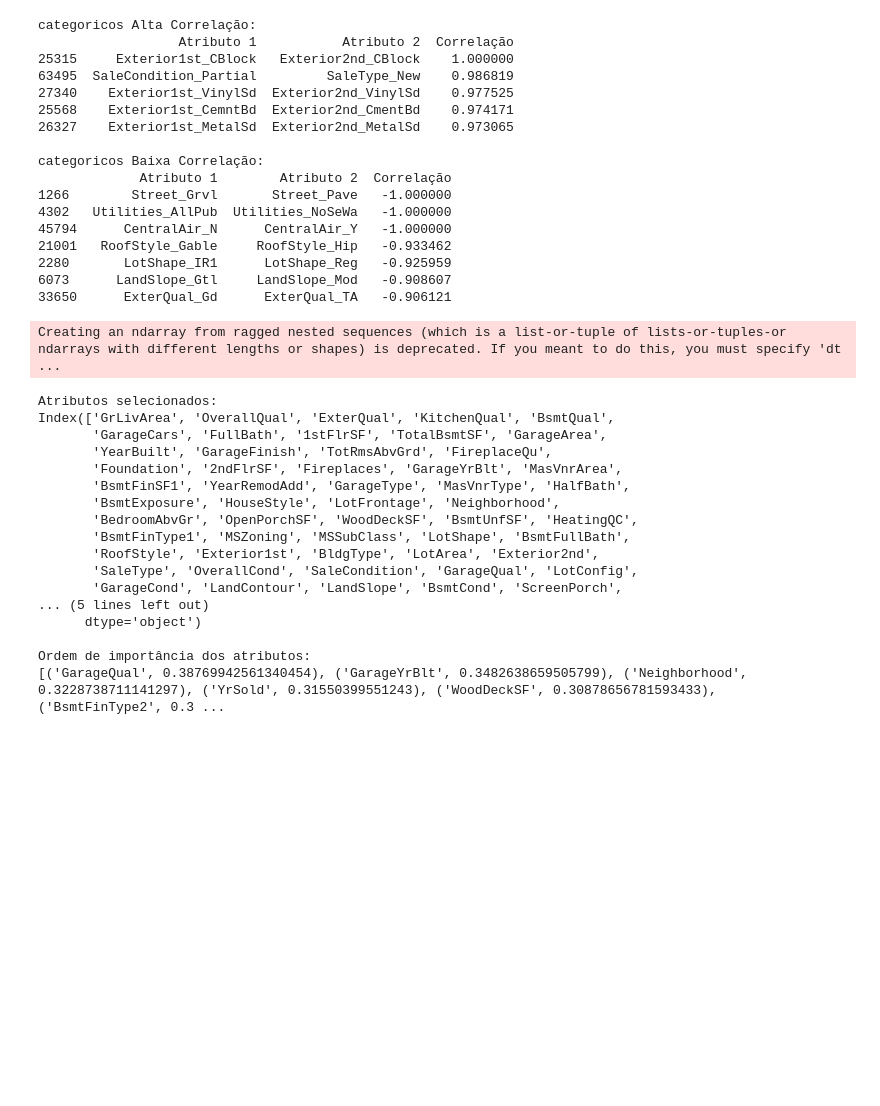
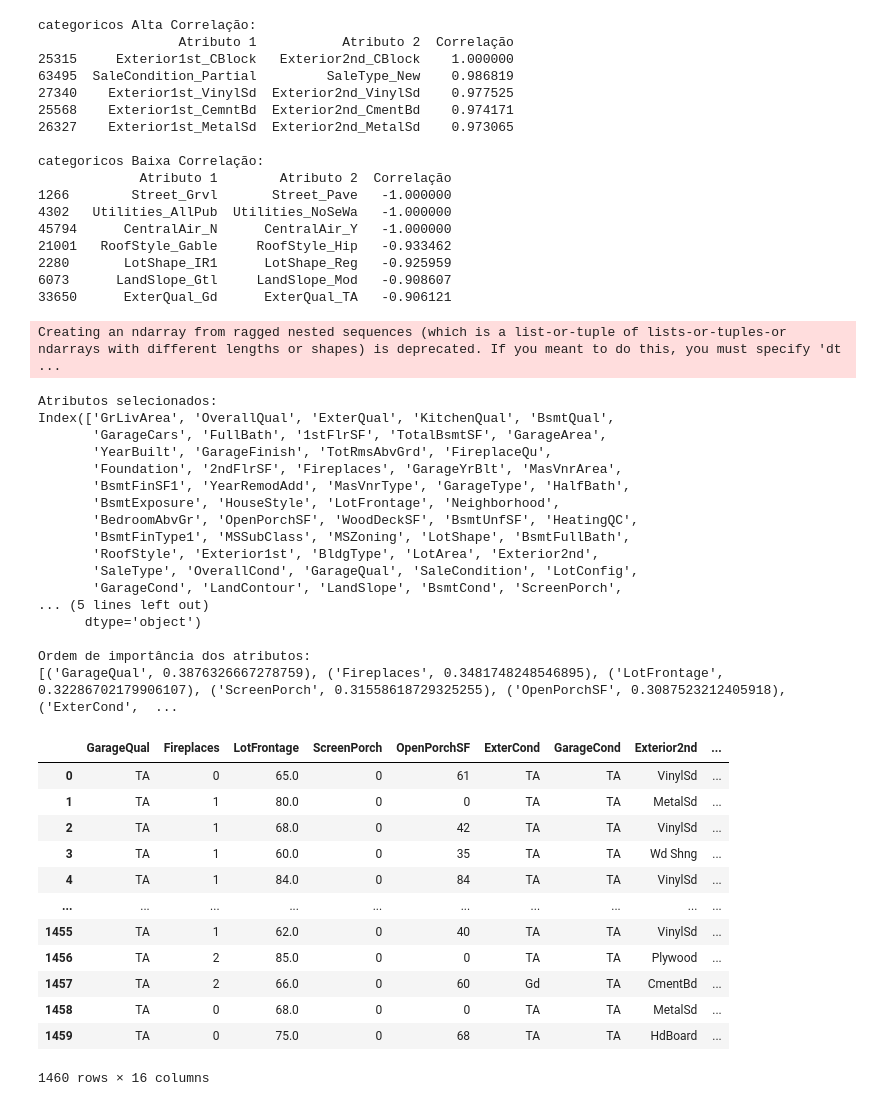
Before and after one commit to viniciusparede/house-prices-prediction-ppgia, a Jupyter notebook: notebooks/eda.ipynb, the cells around one changed output. Cells and saved outputs as stored; diff of their text form; code cells hidden in the pictures; blank space fills up the shorter version.

```diff
--- a/notebooks/eda.ipynb
+++ b/notebooks/eda.ipynb
@@ -414,44 +414,36 @@ categoricos Baixa Correlação:
 # # converte a matriz resultante em um dataframe
 # df_train_relief = pd.DataFrame(X_relief, columns=X.columns[fs.top_features_])
 # %%
-
-import pandas as pd
 from sklearn.neighbors import KNeighborsRegressor
 from skrebate import ReliefF
 from sklearn.preprocessing import LabelEncoder
 
-# Carregar o dataframe df_train
+#Separar os atributo alvo dos atributos influenciadores do alvo
+X = df_train.drop("SalePrice", axis=1).drop("Id", axis=1)
+y = df_train['SalePrice'].copy()
 
-# Separar os atributos preditores do atributo alvo
-X = df_train.drop("SalePrice", axis=1)
-y = df_train["SalePrice"]
-
-# Converter variáveis categóricas em numéricas, se necessário
+#Converter variáveis categóricas em numéricas
 categorical_columns = X.select_dtypes(include=["object"]).columns
 for column in categorical_columns:
     encoder = LabelEncoder()
     X[column] = encoder.fit_transform(X[column])
 
-# Inicializar o algoritmo Relief
-relief = ReliefF(n_features_to_select=2, n_neighbors=100)
 
-# Ajustar o algoritmo Relief aos dados de treinamento
-relief.fit(X.values, y.values)
+#ReliefF
+relief = ReliefF(n_features_to_select=20, n_neighbors=100) # https://epistasislab.github.io/scikit-rebate/using/
+relief.fit(X.values, y.values) # Ajustar o algoritmo ReliefF aos dados de treinamento
 
-# Obter os pesos (scores) de cada atributo
+# Extrair os pesos calculados pelo ReliefF
 feature_scores = relief.feature_importances_
 
 # Selecionar os melhores atributos
-selected_features = X.columns[relief.top_features_]
-
-# Aplicar a seleção de atributos aos dados de treinamento
-X_selected = X[selected_features]
-
-# Visualizar os atributos selecionados ou a ordem de importância dos atributos
+selected_features = X.columns[relief.top_features_] #????????????? Por algum motibo ele não está filtrando as 20 melhores, conforme especificado em n_features_to_select
+X_selected = X[selected_features] #????????? Alternativa feita abaixo para filtrar os 20 atributos com maior influencia na variável alvo
 print("Atributos selecionados:")
 print(selected_features)
 print("\nOrdem de importância dos atributos:")
-print(sorted(zip(selected_features, feature_scores), key=lambda x: x[1], reverse=True))
+relief_result = sorted(zip(selected_features, feature_scores), key=lambda x: x[1], reverse=True)
+print(relief_result)
 # %% [output]
 Creating an ndarray from ragged nested sequences (which is a list-or-tuple of lists-or-tuples-or ndarrays with different lengths or shapes) is deprecated. If you meant to do this, you must specify 'dt ...
 Atributos selecionados:
@@ -459,15 +451,15 @@ Index(['GrLivArea', 'OverallQual', 'ExterQual', 'KitchenQual', 'BsmtQual',
        'GarageCars', 'FullBath', '1stFlrSF', 'TotalBsmtSF', 'GarageArea',
        'YearBuilt', 'GarageFinish', 'TotRmsAbvGrd', 'FireplaceQu',
        'Foundation', '2ndFlrSF', 'Fireplaces', 'GarageYrBlt', 'MasVnrArea',
-       'BsmtFinSF1', 'YearRemodAdd', 'GarageType', 'MasVnrType', 'HalfBath',
+       'BsmtFinSF1', 'YearRemodAdd', 'MasVnrType', 'GarageType', 'HalfBath',
        'BsmtExposure', 'HouseStyle', 'LotFrontage', 'Neighborhood',
        'BedroomAbvGr', 'OpenPorchSF', 'WoodDeckSF', 'BsmtUnfSF', 'HeatingQC',
-       'BsmtFinType1', 'MSZoning', 'MSSubClass', 'LotShape', 'BsmtFullBath',
+       'BsmtFinType1', 'MSSubClass', 'MSZoning', 'LotShape', 'BsmtFullBath',
        'RoofStyle', 'Exterior1st', 'BldgType', 'LotArea', 'Exterior2nd',
-       'SaleType', 'OverallCond', 'SaleCondition', 'GarageQual', 'LotConfig',
+       'SaleType', 'OverallCond', 'GarageQual', 'SaleCondition', 'LotConfig',
        'GarageCond', 'LandContour', 'LandSlope', 'BsmtCond', 'ScreenPorch',
 ... (5 lines left out)
       dtype='object')
 
 Ordem de importância dos atributos:
-[('GarageQual', 0.38769942561340454), ('GarageYrBlt', 0.3482638659505799), ('Neighborhood', 0.3228738711141297), ('YrSold', 0.31550399551243), ('WoodDeckSF', 0.30878656781593433), ('BsmtFinType2', 0.3 ...
+[('GarageQual', 0.3876326667278759), ('Fireplaces', 0.3481748248546895), ('LotFrontage', 0.32286702179906107), ('ScreenPorch', 0.31558618729325255), ('OpenPorchSF', 0.3087523212405918), ('ExterCond',  ...
@@ -475,0 +466,21 @@ X
+# %%
+#Alternativa para criar um novo dataframe com os primeiros 20% de atributos que mais influenciam a variável alvo
+
+top_relief_result = [item[0] for item in relief_result[:int(len(relief_result) * 0.2)]] #Os primeiros 20% (0.2) do reliefF
+df_train_relief = df_train[top_relief_result].copy()
+df_train_relief = df_train_relief.join(df_train["SalePrice"])
+df_train_relief
+# %% [output]
+|  | GarageQual | Fireplaces | LotFrontage | ScreenPorch | OpenPorchSF | ExterCond | GarageCond | Exterior2nd | ... |
+| 0 | TA | 0 | 65.0 | 0 | 61 | TA | TA | VinylSd | ... |
+| 1 | TA | 1 | 80.0 | 0 | 0 | TA | TA | MetalSd | ... |
+| 2 | TA | 1 | 68.0 | 0 | 42 | TA | TA | VinylSd | ... |
+| 3 | TA | 1 | 60.0 | 0 | 35 | TA | TA | Wd Shng | ... |
+| 4 | TA | 1 | 84.0 | 0 | 84 | TA | TA | VinylSd | ... |
+| ... | ... | ... | ... | ... | ... | ... | ... | ... | ... |
+| 1455 | TA | 1 | 62.0 | 0 | 40 | TA | TA | VinylSd | ... |
+| 1456 | TA | 2 | 85.0 | 0 | 0 | TA | TA | Plywood | ... |
+| 1457 | TA | 2 | 66.0 | 0 | 60 | Gd | TA | CmentBd | ... |
+| 1458 | TA | 0 | 68.0 | 0 | 0 | TA | TA | MetalSd | ... |
+| 1459 | TA | 0 | 75.0 | 0 | 68 | TA | TA | HdBoard | ... |
+1460 rows × 16 columns
```
Also changed, not shown: parts of 1 cell of this notebook.
